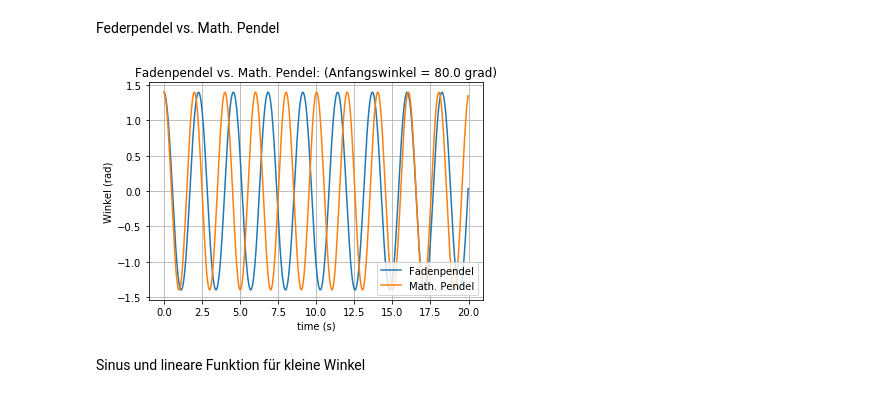
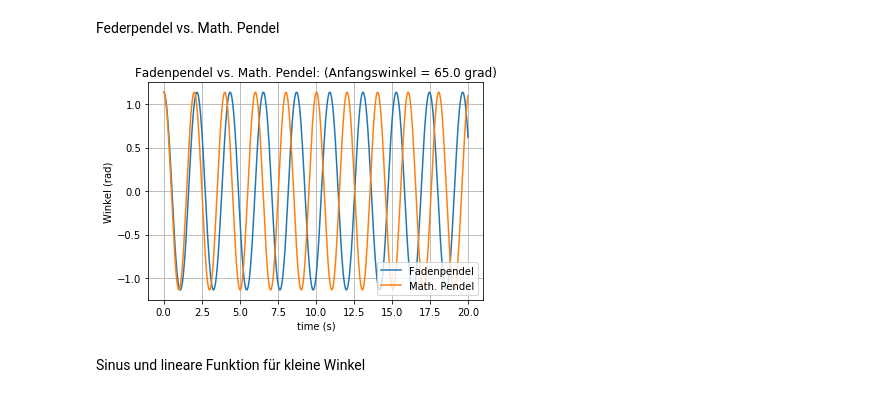
Before and after one commit to plaquette/Jupyter_FMS, a Jupyter notebook: Physik/02_Fadenpendel_vs_Math_Pendel.ipynb, the cells around one changed output. Drawn from its saved outputs; the diff is of its cells as text; code cells hidden in the pictures.

```diff
--- a/Physik/02_Fadenpendel_vs_Math_Pendel.ipynb
+++ b/Physik/02_Fadenpendel_vs_Math_Pendel.ipynb
@@ -21,35 +21,35 @@ def plot_results(time, theta1, theta2):
 	s = '(Anfangswinkel = ' + str(initial_angle) + ' grad)'
 	plt.title('Fadenpendel vs. Math. Pendel: ' + s)
 	plt.xlabel('time (s)')
 	plt.ylabel('Winkel (rad)')
 	plt.grid(True)
 	plt.legend(['Fadenpendel', 'Math. Pendel'], loc='lower right')
 	plt.show()
 
 # parameter
 g = 9.81
 l = 1.0
 
 time = np.arange(0, 20.0, 0.025)
 
 # Startbedingungen
-initial_angle = 80.0
+initial_angle = 65.0
 theta0 = np.radians(initial_angle)
 x0 = np.radians(0.0)
 
 # Diffgln. für Fadenpendel
 theta1 = odeint(equations, [theta0, x0],  time)
 
 # Math. Pendel Lösung
 w = np.sqrt(g/l)
 theta2 = [theta0 * cos(w*t) for t in time]
 
 # plot
 plot_results(time, theta1, theta2)
 
 #plt.show()
 # %% [output]
-[figure, old version]
+[figure, new version]
 # %% [markdown]
 Sinus und lineare Funktion für kleine Winkel
 # %%
```
Also changed, not shown: parts of 2 cells of this notebook, 1 other file.
